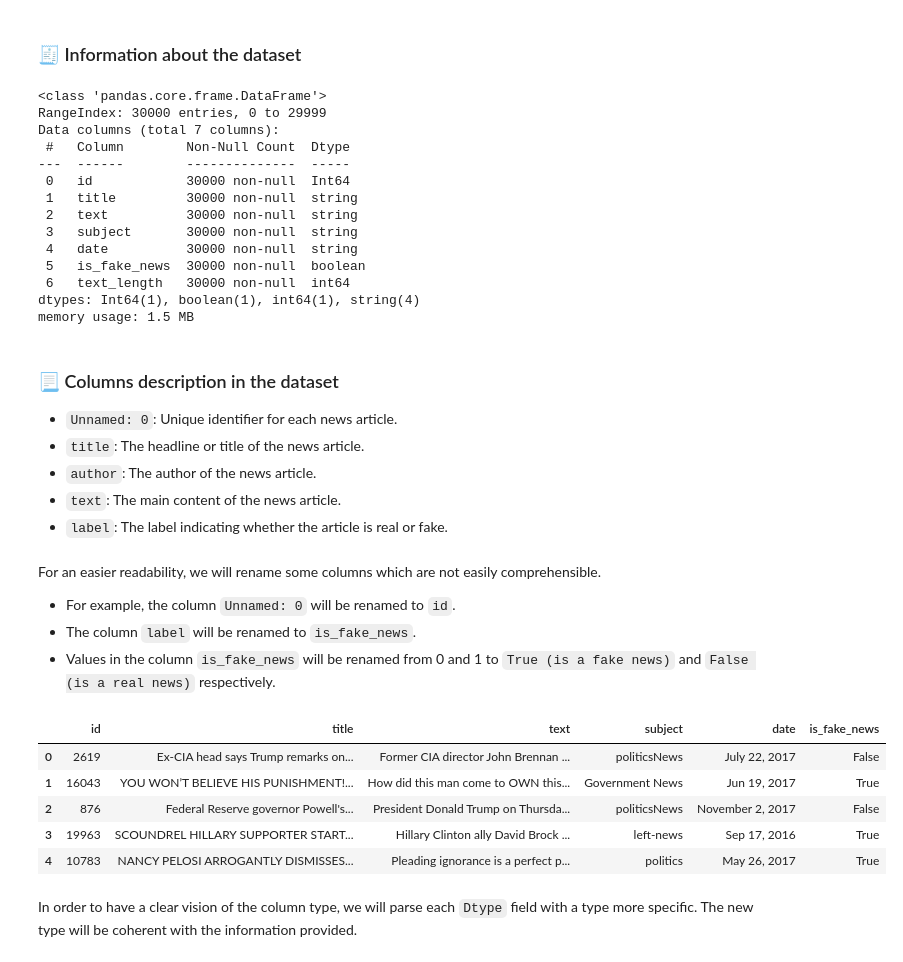
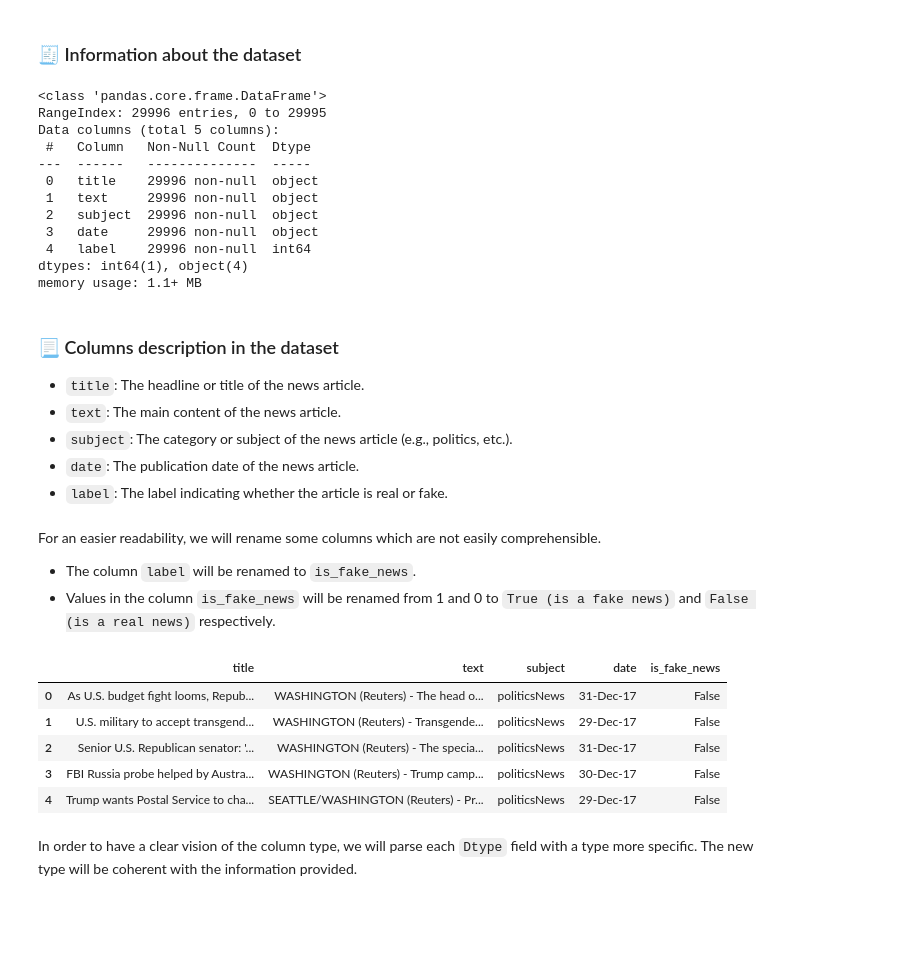
Before and after one commit to zFishStick/Cyclic-LLM-Checker, a Jupyter notebook: notebooks/analysis/dataset_1.ipynb, the cells around one changed output. Saved outputs shown, nothing was run; the diff lists cells and outputs as text; code cells hidden in the pictures; blank space fills up the shorter version.

````diff
--- a/notebooks/analysis/dataset_1.ipynb
+++ b/notebooks/analysis/dataset_1.ipynb
@@ -6,51 +6,47 @@ In this notebook, we will perform an exploratory analysis of the [Fake-News-Dete
 import pandas as pd
 import matplotlib.pyplot as plt
 
-url = 'https://raw.githubusercontent.com/zFishStick/LLM-Checker-dataset/refs/heads/main/train.tsv'
-df = pd.read_csv(url, sep="\t")
+url = 'https://media.githubusercontent.com/media/zFishStick/LLM-Checker-dataset/refs/heads/main/Dataset_1.csv'
+df = pd.read_csv(url, sep=",")
 # %% [markdown]
 ### 🧾 Information about the dataset
 # %%
 df.info()
 # %% [output]
 <class 'pandas.core.frame.DataFrame'>
-RangeIndex: 30000 entries, 0 to 29999
-Data columns (total 7 columns):
- #   Column        Non-Null Count  Dtype
----  ------        --------------  -----
- 0   id            30000 non-null  Int64
- 1   title         30000 non-null  string
- 2   text          30000 non-null  string
- 3   subject       30000 non-null  string
- 4   date          30000 non-null  string
- 5   is_fake_news  30000 non-null  boolean
- 6   text_length   30000 non-null  int64
-dtypes: Int64(1), boolean(1), int64(1), string(4)
-memory usage: 1.5 MB
+RangeIndex: 29996 entries, 0 to 29995
+Data columns (total 5 columns):
+ #   Column   Non-Null Count  Dtype
+---  ------   --------------  -----
+ 0   title    29996 non-null  object
+ 1   text     29996 non-null  object
+ 2   subject  29996 non-null  object
+ 3   date     29996 non-null  object
+ 4   label    29996 non-null  int64
+dtypes: int64(1), object(4)
+memory usage: 1.1+ MB
 # %% [markdown]
 ### 📃 Columns description in the dataset
-- `Unnamed: 0`: Unique identifier for each news article.
 - `title`: The headline or title of the news article.
-- `author`: The author of the news article.
 - `text`: The main content of the news article.
+- `subject`: The category or subject of the news article (e.g., politics, etc.).
+- `date`: The publication date of the news article.
 - `label`: The label indicating whether the article is real or fake.
 # %% [markdown]
 For an easier readability, we will rename some columns which are not easily comprehensible.
-- For example, the column ```Unnamed: 0``` will be renamed to ```id```.
 - The column ```label``` will be renamed to ```is_fake_news```.
-- Values in the column ```is_fake_news``` will be renamed from 0 and 1 to ```True (is a fake news)``` and ```False (is a real news)``` respectively.
+- Values in the column ```is_fake_news``` will be renamed from 1 and 0 to ```True (is a fake news)``` and ```False (is a real news)``` respectively.
 # %%
-df = df.rename(columns={"Unnamed: 0": "id"})
 df = df.rename(columns={"label": "is_fake_news"})
-df["is_fake_news"] = df["is_fake_news"].map({0: True, 1: False})
+df["is_fake_news"] = df["is_fake_news"].map({1: True, 0: False})
 df.head(5)
 # %% [output]
-|  | id | title | text | subject | date | is_fake_news |
-| 0 | 2619 | Ex-CIA head says Trump remarks on... | Former CIA director John Brennan ... | politicsNews | July 22, 2017 | False |
-| 1 | 16043 | YOU WON’T BELIEVE HIS PUNISHMENT!... | How did this man come to OWN this... | Government News | Jun 19, 2017 | True |
-| 2 | 876 | Federal Reserve governor Powell's... | President Donald Trump on Thursda... | politicsNews | November 2, 2017 | False |
-| 3 | 19963 | SCOUNDREL HILLARY SUPPORTER START... | Hillary Clinton ally David Brock ... | left-news | Sep 17, 2016 | True |
-| 4 | 10783 | NANCY PELOSI ARROGANTLY DISMISSES... | Pleading ignorance is a perfect p... | politics | May 26, 2017 | True |
+|  | title | text | subject | date | is_fake_news |
+| 0 | As U.S. budget fight looms, Repub... | WASHINGTON (Reuters) - The head o... | politicsNews | 31-Dec-17 | False |
+| 1 | U.S. military to accept transgend... | WASHINGTON (Reuters) - Transgende... | politicsNews | 29-Dec-17 | False |
+| 2 | Senior U.S. Republican senator: '... | WASHINGTON (Reuters) - The specia... | politicsNews | 31-Dec-17 | False |
+| 3 | FBI Russia probe helped by Austra... | WASHINGTON (Reuters) - Trump camp... | politicsNews | 30-Dec-17 | False |
+| 4 | Trump wants Postal Service to cha... | SEATTLE/WASHINGTON (Reuters) - Pr... | politicsNews | 29-Dec-17 | False |
 # %% [markdown]
 In order to have a clear vision of the column type, we will parse each `Dtype` field with a type more specific. The new type will be coherent with the information provided.
 # %%
````
Also changed, not shown: parts of 14 cells of this notebook, 2 other files.
